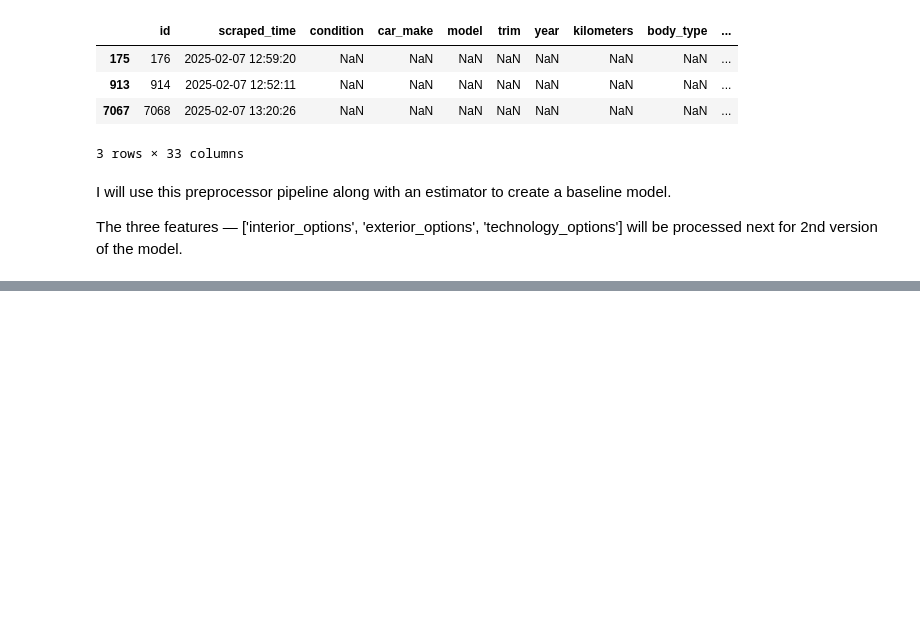
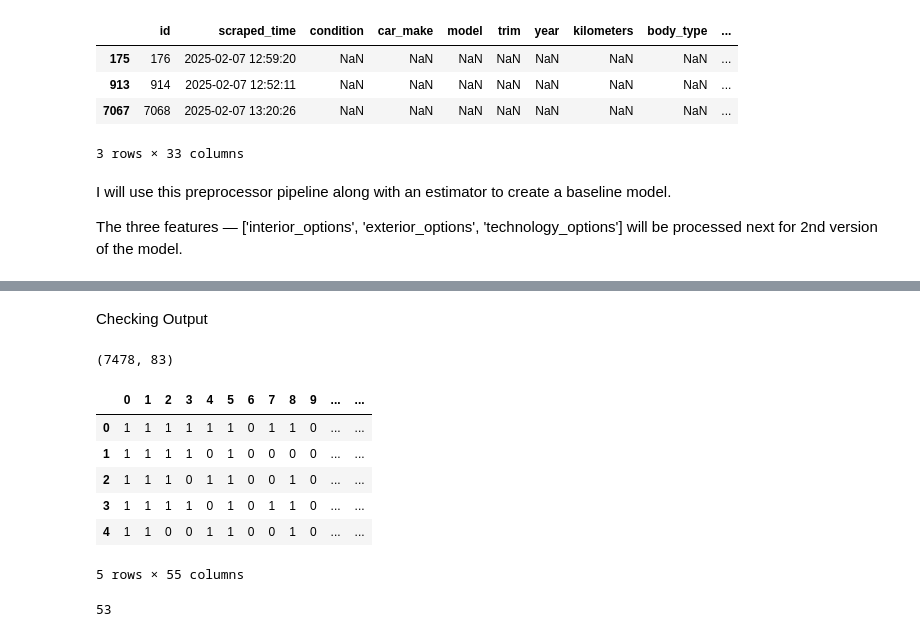
Before and after one commit to abhaykukade/Car-Price-Prediction, a Jupyter notebook: eda.ipynb, the cells around one changed output, grey strips where cells are left out. Cells and saved outputs as stored; diff of their text form; code cells hidden in the pictures; blank space fills up the shorter version.

```diff
--- a/eda.ipynb
+++ b/eda.ipynb
@@ -992,0 +994,53 @@ The three features — ['interior_options', 'exterior_options', 'technology_opti
+# %%
+class MultiLabelBinarizerTransformer(BaseEstimator, TransformerMixin):
+    def __init__(self, columns=None):
+        self.columns = columns
+        self.encoders = {}
+
+    def fit(self, X, y=None):
+        for col in self.columns:
+            cleaned = X[col].fillna('').apply(lambda x: [i.strip() for i in str(x).split(',') if i.strip()])
+            mlb = MultiLabelBinarizer()
+            mlb.fit(cleaned)
+            self.encoders[col] = mlb
+        return self
+
+    def transform(self, X):
+        outputs = []
+        for col in self.columns:
+            cleaned = X[col].fillna('').apply(lambda x: [i.strip() for i in str(x).split(',') if i.strip()])
+            mlb = self.encoders[col]
+            transformed = mlb.transform(cleaned)
+            outputs.append(transformed)
+        return np.hstack(outputs)
+
+    def get_feature_names_out(self):
+        return [f'{col}_{cls}' for col, mlb in self.encoders.items() for cls in mlb.classes_]
+# %% [markdown]
+Checking Output
+# %%
+preprocessor2 = ColumnTransformer(transformers=[
+    ('multiopt', MultiLabelBinarizerTransformer(columns=options_features), options_features)
+], remainder='passthrough')
+# %%
+preprocessor2.fit(train_csv)
+train_csv_processed_2 = preprocessor2.transform(train_csv)
+# %%
+train_csv_processed_2.shape
+# %% [output]
+(7478, 83)
+# %%
+processed_df_2 = pd.DataFrame(train_csv_processed_2)
+processed_df_2.iloc[:5, :55]
+# %% [output]
+|  | 0 | 1 | 2 | 3 | 4 | 5 | 6 | 7 | 8 | 9 | ... | ... |
+| 0 | 1 | 1 | 1 | 1 | 1 | 1 | 0 | 1 | 1 | 0 | ... | ... |
+| 1 | 1 | 1 | 1 | 1 | 0 | 1 | 0 | 0 | 0 | 0 | ... | ... |
+| 2 | 1 | 1 | 1 | 0 | 1 | 1 | 0 | 0 | 1 | 0 | ... | ... |
+| 3 | 1 | 1 | 1 | 1 | 0 | 1 | 0 | 1 | 1 | 0 | ... | ... |
+| 4 | 1 | 1 | 0 | 0 | 1 | 1 | 0 | 0 | 1 | 0 | ... | ... |
+5 rows × 55 columns
+# %%
+len(preprocessor2.named_transformers_['multiopt'].get_feature_names_out())
+# %% [output]
+53
```
Also changed, not shown: parts of 6 cells of this notebook.
